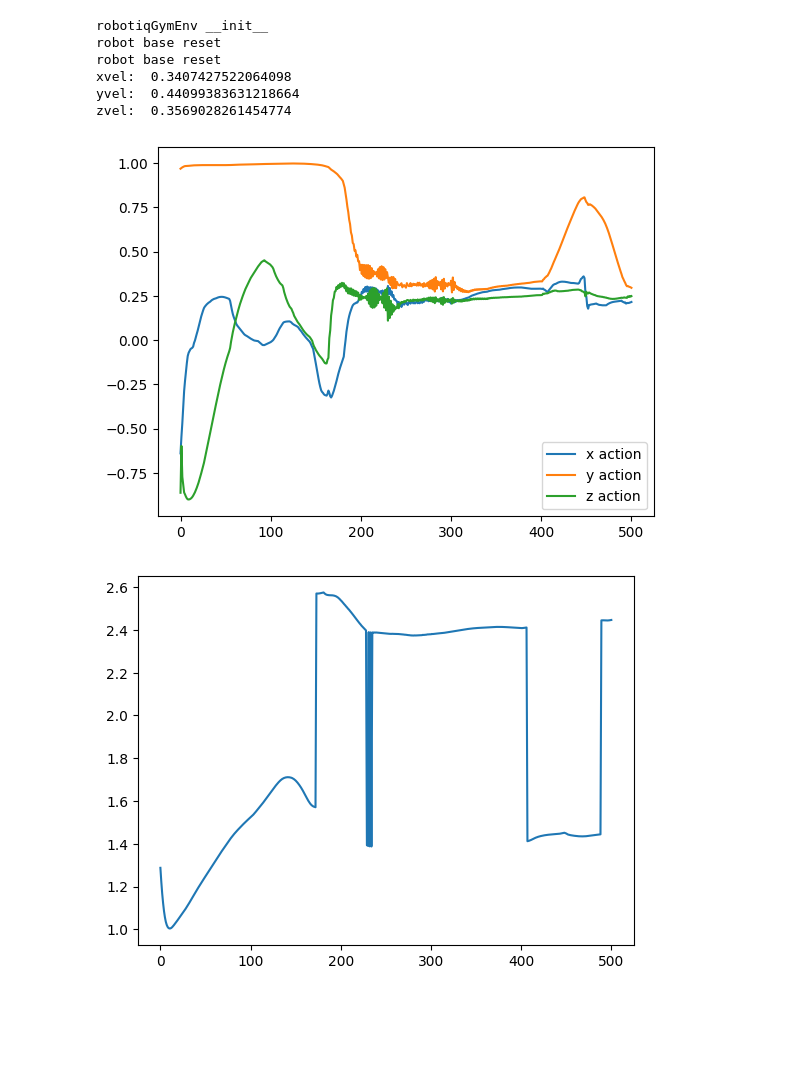
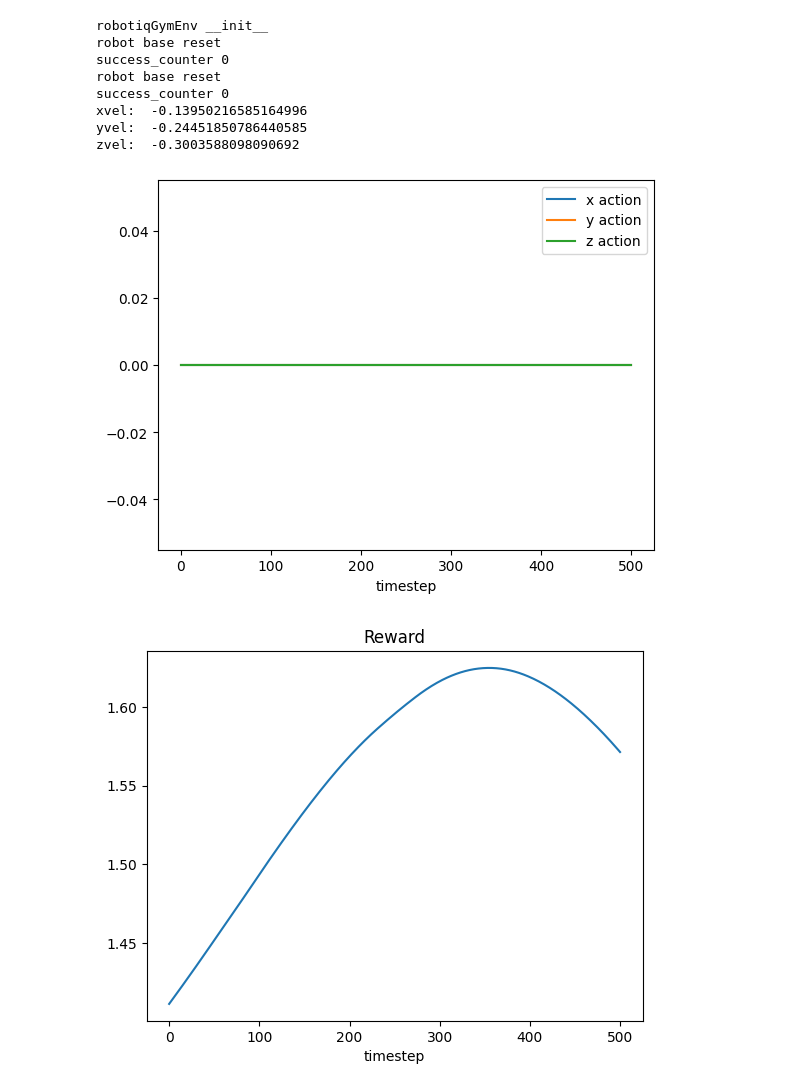
Before and after one commit to baha2r/Fanuc_Robotiq_Grasp, a Jupyter notebook: EnvDebug.ipynb, the cells around one changed output. Saved outputs shown, nothing was run; the diff lists cells and outputs as text; code cells hidden in the pictures; blank space fills up the shorter version.

```diff
--- a/EnvDebug.ipynb
+++ b/EnvDebug.ipynb
@@ -45,19 +45,19 @@ def main():
     totalforce_ = np.array([])
     totalforce_2 = np.array([])
 
+    done = False
+    obs, info = env.reset()
 
-    dones = False
-    obs = env.reset()
-
-    while not dones:
+    while not done:
         t_ = np.append(t_, env._envStepCounter)
         #   action = [0 , 0 , 0 , 0 , 0 , 0 , 0.1]
         # else:
         #   action = [0 , 0 , 0 , 1 , 0 , 1 , 1]
-        action, _states = model.predict(obs, deterministic=True)
-        obs, rewards, dones, info = env.step(action)
+        # action, _states = model.predict(obs, deterministic=True)
+        action = [0, 0, 0, 0, 0, 0]
+        ob, reward, done, truncated, info = env.step(action)
 
-        rewards_ = np.append(rewards_,rewards)
+        rewards_ = np.append(rewards_,reward)
         xaction_ = np.append(xaction_,action[0])
         yaction_ = np.append(yaction_,action[1])
         zaction_ = np.append(zaction_,action[2])
@@ -80,6 +80,7 @@ def main():
     plt.plot(xaction_, label="x action")
     plt.plot(yaction_, label="y action")
     plt.plot(zaction_, label="z action")
+    plt.xlabel("timestep")
     plt.legend()
 
     print("xvel: ", xtargetvel)
@@ -88,37 +89,44 @@ def main():
 
     plt.figure()
     plt.plot(rewards_, label="reward")
+    plt.xlabel("timestep")
+    plt.title("Reward")
 
     plt.figure()
     plt.plot(xposition_, label="x position", color='red')
     plt.plot(yposition_, label="y position", color='green')
     plt.plot(zposition_, label="z position", color='blue')
 
     plt.plot(targetxposition_, linestyle='--', color='red')
     plt.plot(targetyposition_, linestyle='--', color='green')
     plt.plot(targetzposition_, linestyle='--', color='blue')
+    plt.xlabel("timestep")
     plt.legend()
 
     plt.figure()
     plt.plot(closestpoint_, label="closest distance")
     plt.plot(np.zeros(len(closestpoint_)), linestyle='--')
+    plt.xlabel("timestep")
     plt.legend()
 
     plt.figure()
     plt.plot(totalforce_, label="total force")
-    plt.legend()
+    plt.xlabel("timestep")
+    plt.title("Total Force")
 
 
 
 
 if __name__ == "__main__":
   main()
 # %% [output]
 robotiqGymEnv __init__
 robot base reset
+success_counter 0
 robot base reset
-xvel:  0.3407427522064098
-yvel:  0.44099383631218664
-zvel:  0.3569028261454774
+success_counter 0
+xvel:  -0.13950216585164996
+yvel:  -0.24451850786440585
+zvel:  -0.3003588098090692
-[figure, old version]
+[figure, new version]
-[figure, old version]
+[figure, new version]
```
Also changed, not shown: parts of 1 cell of this notebook, 6 other files.
